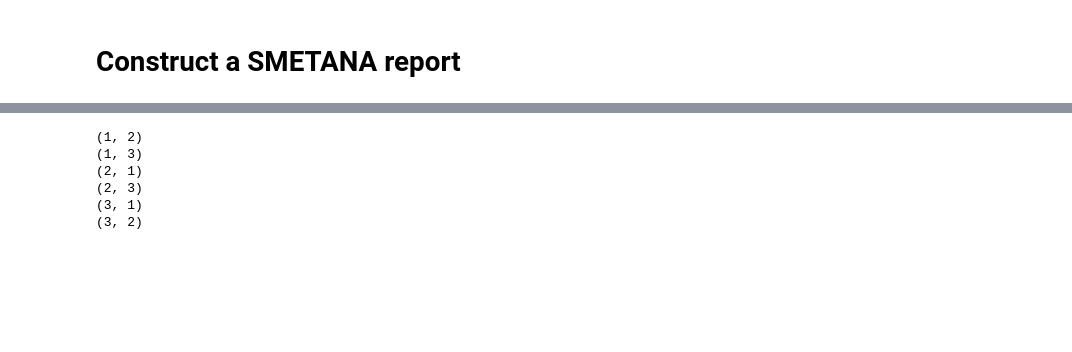
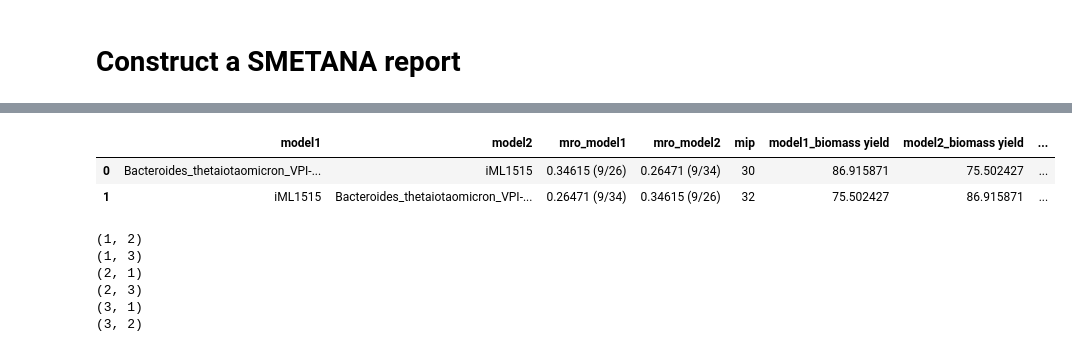
Before and after one commit to dtriadis/ModelSEEDpy, a Jupyter notebook: examples/HTML_report.ipynb, the cells around one changed output, grey strips where cells are left out. Saved outputs shown, nothing was run; the diff lists cells and outputs as text; code cells hidden in the pictures; blank space fills up the shorter version.

Commit message:
SMETANA KBase HTML report

```diff
--- a/examples/HTML_report.ipynb
+++ b/examples/HTML_report.ipynb
@@ -175,8 +176,9 @@ display(concat([a,b], axis=1).T)
 # %% [markdown]
 # Construct a SMETANA report
 # %%
-from modelseedpy import MSSmetana
+# from modelseedpy import MSSmetana
+%run ../modelseedpy/community/mssmetana.py
 
-smetana = MSSmetana([model1, model2])
-print(dir(built_comm_model))
+df, mets = MSSmetana.kbase_output([model1, model2])
+display(df)
 # %% [output]
@@ -190,0 +228,6 @@ print(dir(built_comm_model))
+# %%
+df.style.background_gradient()
+# %% [output]
+|  | model1 | model2 | mro_model1 | mro_model2 | mip | model1_biomass yield | model2_biomass yield | ... |
+| 0 | Bacteroides_thetaiotaomicron_VPI-... | iML1515 | 0.34615 (9/26) | 0.26471 (9/34) | 30 | 86.915871 | 75.502427 | ... |
+| 1 | iML1515 | Bacteroides_thetaiotaomicron_VPI-... | 0.26471 (9/34) | 0.34615 (9/26) | 32 | 75.502427 | 86.915871 | ... |
```
Also changed, not shown: parts of 4 cells of this notebook, 5 other files.
